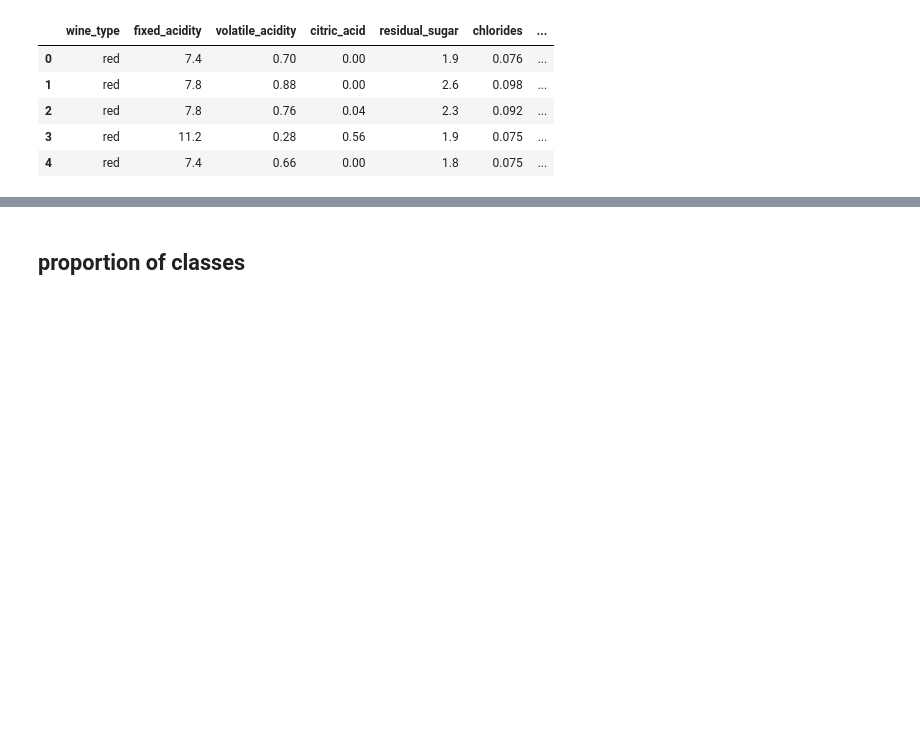
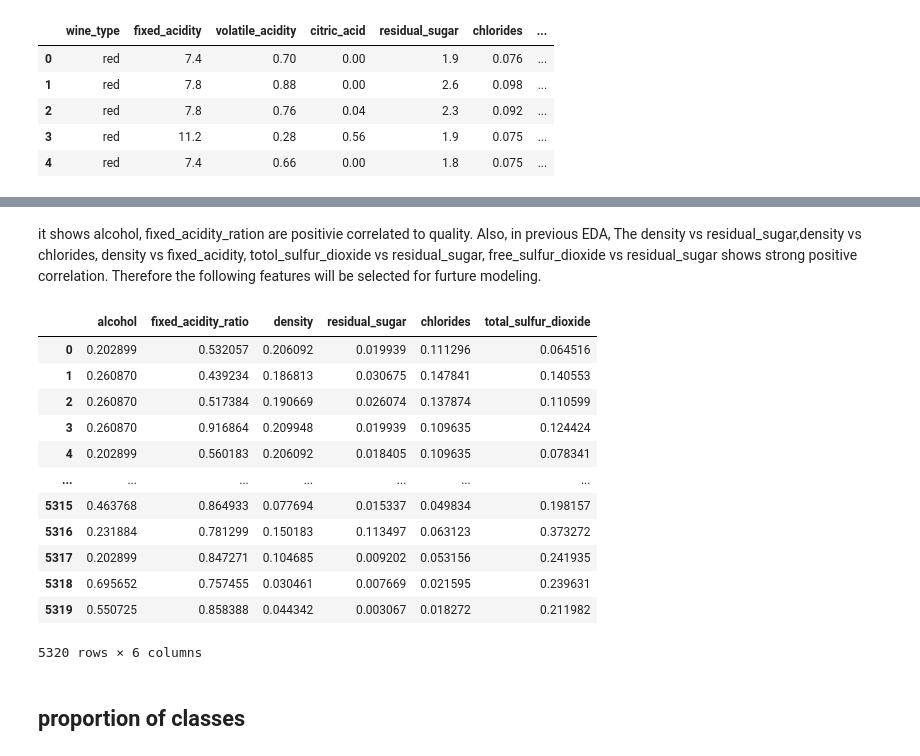
Before and after one commit to Gardenialover/Capstone_Two_Project, a Jupyter notebook: notebooks/4. Pre-processing and Training Data Development.ipynb, the cells around one changed output, grey strips where cells are left out. Cells and saved outputs as stored; diff of their text form; code cells hidden in the pictures; blank space fills up the shorter version.

```diff
--- a/notebooks/4. Pre-processing and Training Data Development.ipynb
+++ b/notebooks/4. Pre-processing and Training Data Development.ipynb
@@ -89,0 +87,13 @@ new_df.head()
+# %%
+X = new_df.drop(["quality","wine_type_white"],axis = 1)
+
+#Save the X labels
+wine_index = X.index
+#Save the column names
+wine_columns = X.columns
+scaler= MinMaxScaler()
+scale_X = scaler.fit_transform(X)
+# %%
+#Create a new dataframe from `scale-X`
+X_df = pd.DataFrame(scale_X, columns=wine_columns)
+X_df.head()
@@ -89,0 +149,20 @@ new_df.head()
+# %% [markdown]
+it shows  alcohol, fixed_acidity_ration are positivie correlated to quality. Also, in previous EDA, The density vs residual_sugar,density vs chlorides, density vs fixed_acidity, totol_sulfur_dioxide vs residual_sugar, free_sulfur_dioxide vs residual_sugar shows strong positive correlation. Therefore the following features will be selected for furture modeling.
+# %%
+#intially, should use several features or all features? when data leakage happen?
+X = X_df[["alcohol","fixed_acidity_ratio", "density","residual_sugar", "chlorides","total_sulfur_dioxide"]]
+X
+# %% [output]
+|  | alcohol | fixed_acidity_ratio | density | residual_sugar | chlorides | total_sulfur_dioxide |
+| 0 | 0.202899 | 0.532057 | 0.206092 | 0.019939 | 0.111296 | 0.064516 |
+| 1 | 0.260870 | 0.439234 | 0.186813 | 0.030675 | 0.147841 | 0.140553 |
+| 2 | 0.260870 | 0.517384 | 0.190669 | 0.026074 | 0.137874 | 0.110599 |
+| 3 | 0.260870 | 0.916864 | 0.209948 | 0.019939 | 0.109635 | 0.124424 |
+| 4 | 0.202899 | 0.560183 | 0.206092 | 0.018405 | 0.109635 | 0.078341 |
+| ... | ... | ... | ... | ... | ... | ... |
+| 5315 | 0.463768 | 0.864933 | 0.077694 | 0.015337 | 0.049834 | 0.198157 |
+| 5316 | 0.231884 | 0.781299 | 0.150183 | 0.113497 | 0.063123 | 0.373272 |
+| 5317 | 0.202899 | 0.847271 | 0.104685 | 0.009202 | 0.053156 | 0.241935 |
+| 5318 | 0.695652 | 0.757455 | 0.030461 | 0.007669 | 0.021595 | 0.239631 |
+| 5319 | 0.550725 | 0.858388 | 0.044342 | 0.003067 | 0.018272 | 0.211982 |
+5320 rows × 6 columns
```
Also changed, not shown: parts of 27 cells of this notebook.
